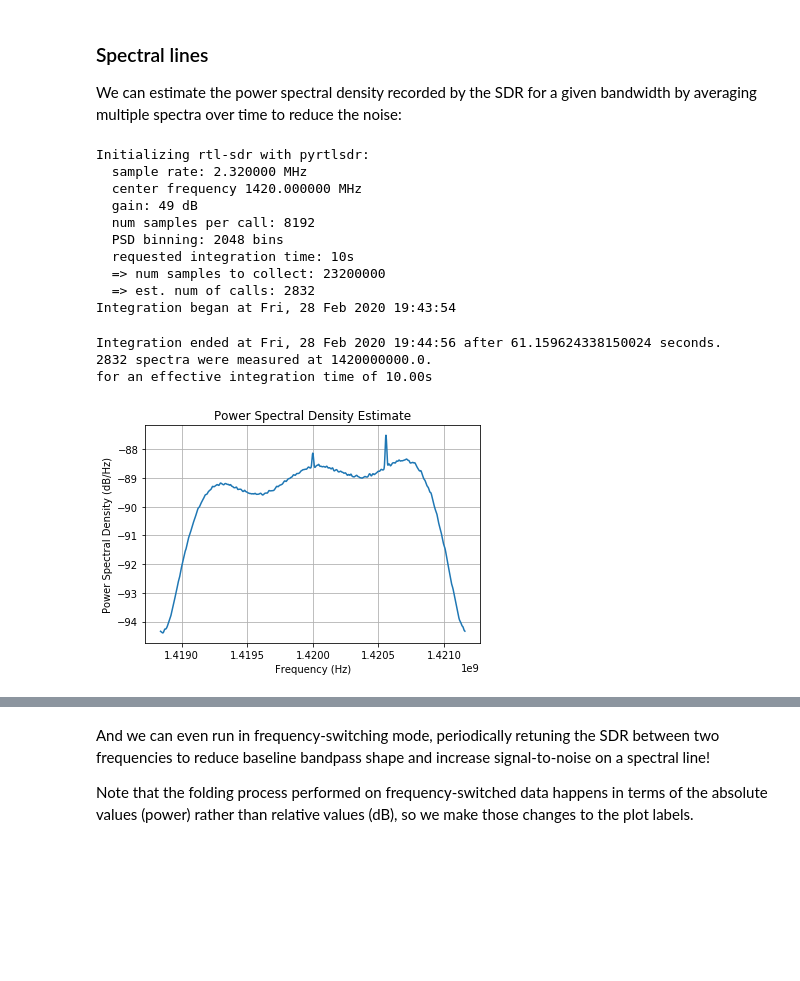
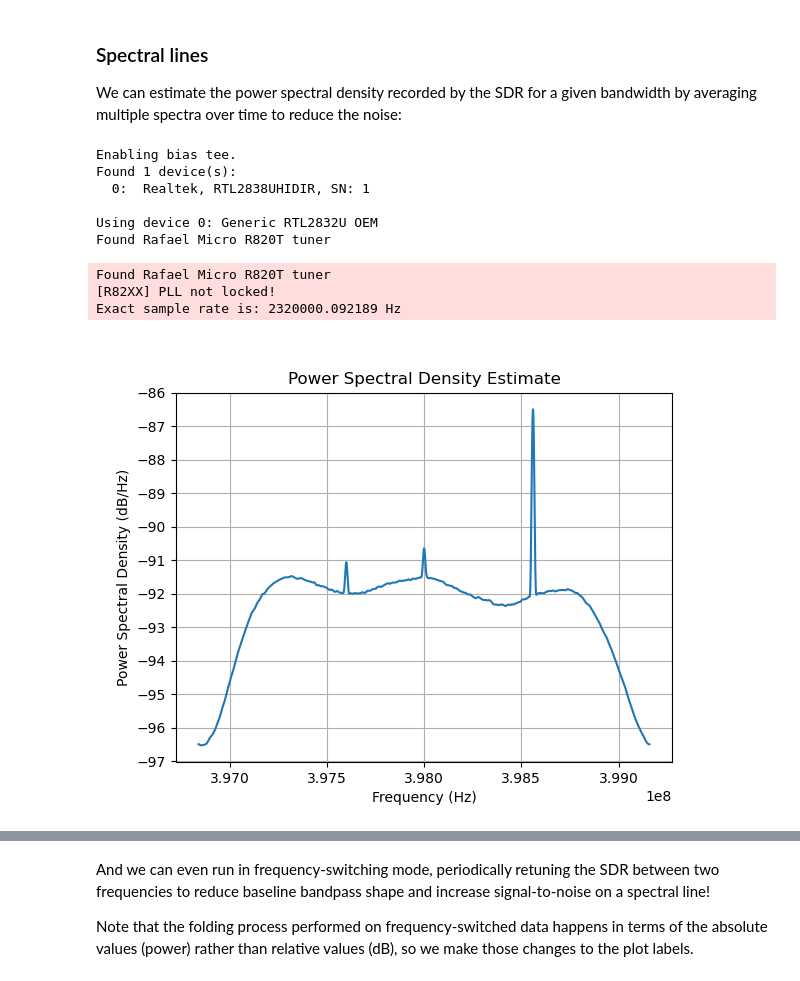
Before and after one commit to evanmayer/rtlobs, a Jupyter notebook: notebooks/obs_ex0.ipynb, the cells around one changed output, grey strips where cells are left out. Drawn from its saved outputs; the diff is of its cells as text; code cells hidden in the pictures; blank space fills up the shorter version.

```diff
--- a/notebooks/obs_ex0.ipynb
+++ b/notebooks/obs_ex0.ipynb
@@ -65,29 +39,25 @@ If your assumptions are wrong (for instance, pointing at the ceiling then a wind
 ### Spectral lines
 We can estimate the power spectral density recorded by the SDR for a given bandwidth by averaging multiple spectra over time to reduce the noise:
 # %%
-from rtlobs import collect as col
-from rtlobs import post_process as post
 # 8192 samples per call to the SDR
 # 2048 bin resolution power spectral density estimate
 # 49.6 dB of RtlSdr gain
 # 2.32 MHz sample rate/bandwidth
 # 1.420 GHz center frequency
 # 10 sec integration time
-f, p = col.run_spectrum_int(8192, 2048, 49.6, 2.32e6, 1.420e9, 10)
+ut.biast(1, index=0) # bias tee
+# f, p = col.run_spectrum_int(131072, 2048, 49.6, 2.32e6, 1.420e9, 10)
+f, p = col.run_spectrum_int(131072, 2048, 49.6, 2.32e6, 398e6, 10)
 # Show the figure containing the plotted spectrum
-fig, ax = post.plot_spectrum(f, p, savefig='../images/spectrum_int.png')
+fig, ax = post.plot_spectrum(f, p, savefig=None)#'../images/spectrum_int.png')
 # %% [output]
-Initializing rtl-sdr with pyrtlsdr:
-  sample rate: 2.320000 MHz
-  center frequency 1420.000000 MHz
-  gain: 49 dB
-  num samples per call: 8192
-  PSD binning: 2048 bins
-  requested integration time: 10s
-  => num samples to collect: 23200000
-  => est. num of calls: 2832
-Integration began at Fri, 28 Feb 2020 19:43:54
+Enabling bias tee.
+Found 1 device(s):
+  0:  Realtek, RTL2838UHIDIR, SN: 1
+
+Using device 0: Generic RTL2832U OEM
+Found Rafael Micro R820T tuner
-Integration ended at Fri, 28 Feb 2020 19:44:56 after 61.159624338150024 seconds.
-2832 spectra were measured at 1420000000.0.
-for an effective integration time of 10.00s
+Found Rafael Micro R820T tuner
+[R82XX] PLL not locked!
+Exact sample rate is: 2320000.092189 Hz
-[figure, old version]
+[figure, new version]
```
Also changed, not shown: parts of 11 cells of this notebook, 2 other files.
